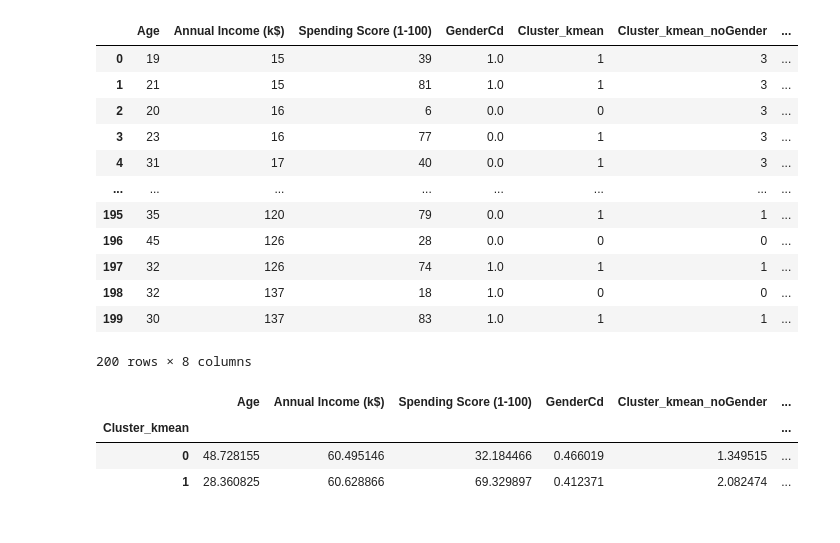
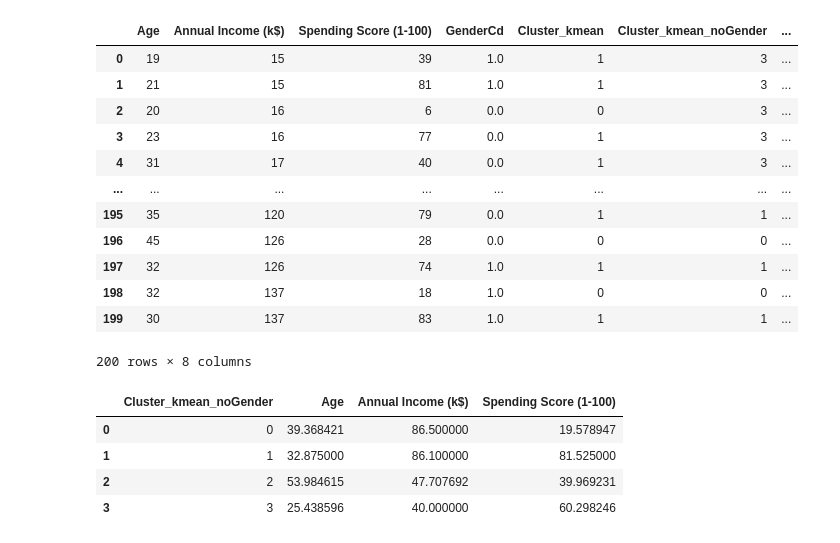
Before and after one commit to julika333/TMS-DS, a Jupyter notebook: lesson_21_k_mean_dbscan/HW_21_claster.ipynb, the cells around one changed output. Saved outputs shown, nothing was run; the diff lists cells and outputs as text; code cells hidden in the pictures.

```diff
--- a/lesson_21_k_mean_dbscan/HW_21_claster.ipynb
+++ b/lesson_21_k_mean_dbscan/HW_21_claster.ipynb
@@ -277,11 +280,16 @@ data
 | 198 | 32 | 137 | 18 | 1.0 | 0 | 0 | ... |
 | 199 | 30 | 137 | 83 | 1.0 | 1 | 1 | ... |
 200 rows × 8 columns
-# %%
-cluster_avg = data.groupby('Cluster_kmean').mean()
-cluster_avg
-# %% [output]
-|  | Age | Annual Income (k$) | Spending Score (1-100) | GenderCd | Cluster_kmean_noGender | ... |
-| Cluster_kmean |  |  |  |  |  | ... |
-| 0 | 48.728155 | 60.495146 | 32.184466 | 0.466019 | 1.349515 | ... |
-| 1 | 28.360825 | 60.628866 | 69.329897 | 0.412371 | 2.082474 | ... |
+# %%
+grouped_data = data.groupby('Cluster_kmean_noGender').agg({
+    'Age': 'mean',
+    'Annual Income (k$)': 'mean',
+    'Spending Score (1-100)': 'mean'
+}).reset_index()
+grouped_data
+# %% [output]
+|  | Cluster_kmean_noGender | Age | Annual Income (k$) | Spending Score (1-100) |
+| 0 | 0 | 39.368421 | 86.500000 | 19.578947 |
+| 1 | 1 | 32.875000 | 86.100000 | 81.525000 |
+| 2 | 2 | 53.984615 | 47.707692 | 39.969231 |
+| 3 | 3 | 25.438596 | 40.000000 | 60.298246 |
```
Also changed, not shown: parts of 4 cells of this notebook.
